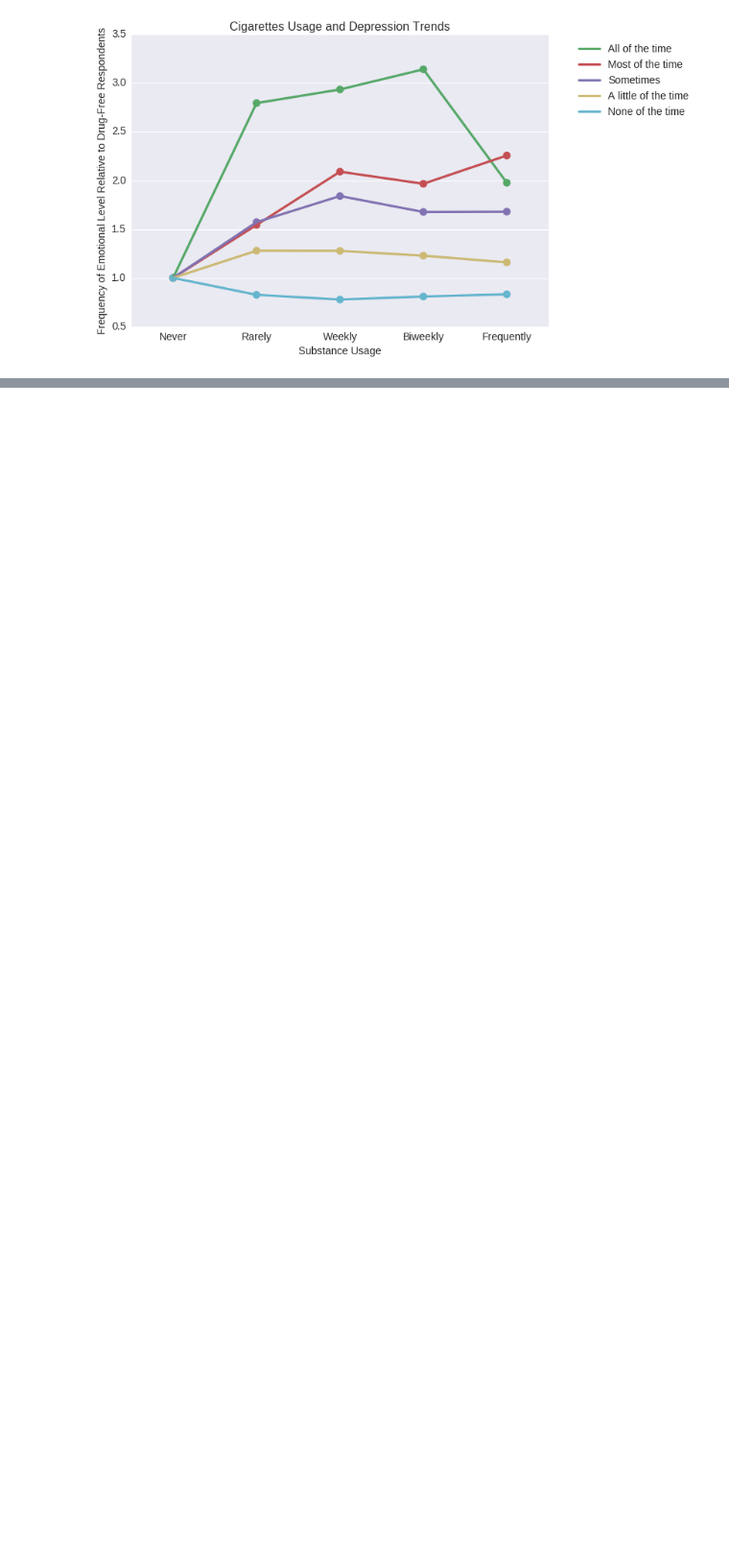
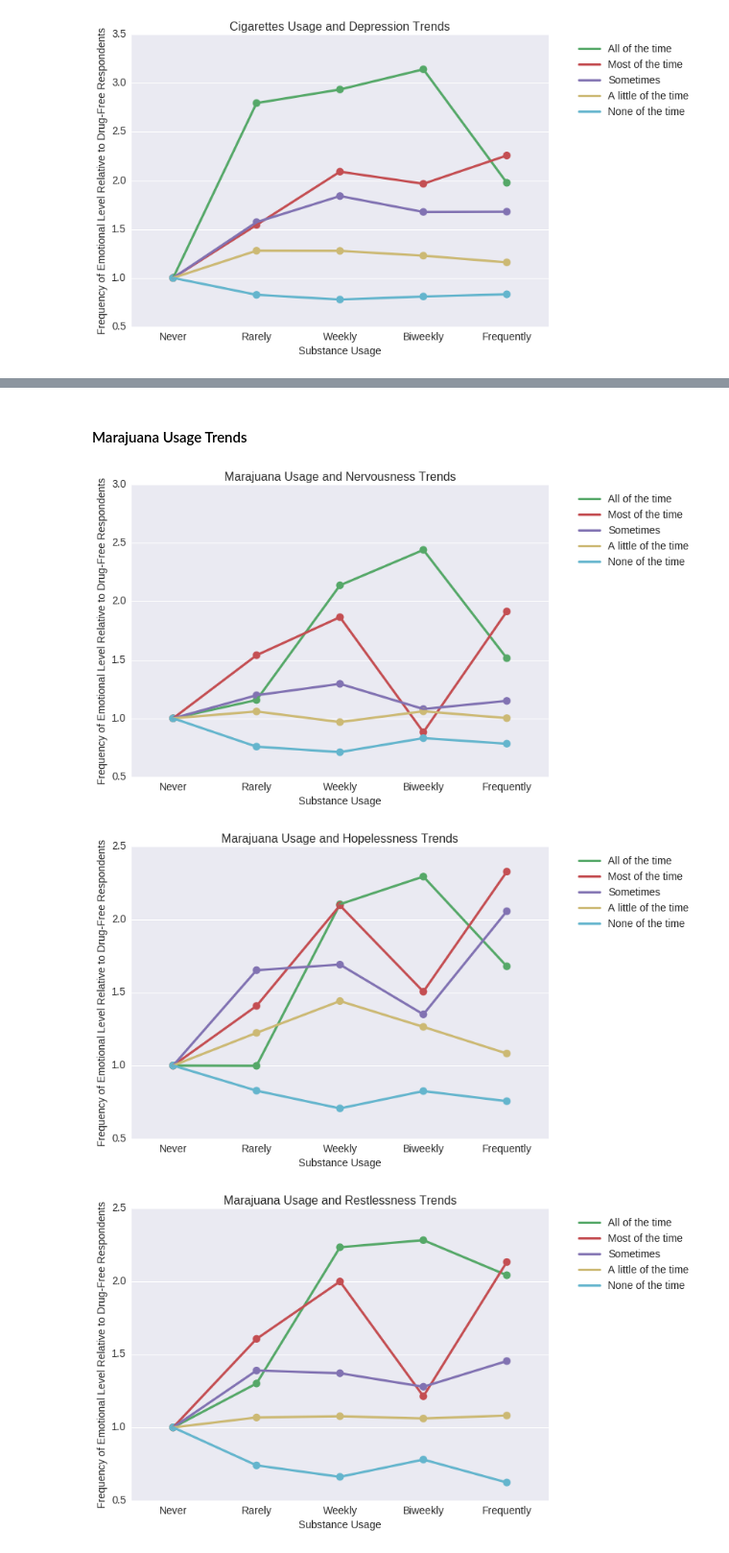
Before and after one commit to greenteawarrior/DataScience16CTW, a Jupyter notebook: drug_usage_health_next_steps_emily.ipynb, the cells around one changed output, grey strips where cells are left out. Shown at 96% size. Saved outputs shown, nothing was run; the diff lists cells and outputs as text; code cells hidden in the pictures; blank space fills up the shorter version.

```diff
--- a/drug_usage_health_next_steps_emily.ipynb
+++ b/drug_usage_health_next_steps_emily.ipynb
@@ -131,0 +175,11 @@ mh_compare(df, "CIG30USE", "DSTCHR30", "Cigarettes", "Depression", save=False)
+# %% [markdown]
+#### Marajuana Usage Trends
+# %%
+mh_compare(df, "MJDAY30A", "DSTNRV30", "Marajuana", "Nervousness", save=False)
+mh_compare(df, "MJDAY30A", "DSTHOP30", "Marajuana", "Hopelessness", save=False)
+mh_compare(df, "MJDAY30A", "DSTRST30", "Marajuana", "Restlessness", save=False)
+mh_compare(df, "MJDAY30A", "DSTCHR30", "Marajuana", "Depression", save=False)
+# %% [output]
+[figure, added]
+[figure, added]
+[figure, added]
```
Also changed, not shown: parts of 13 cells of this notebook.
